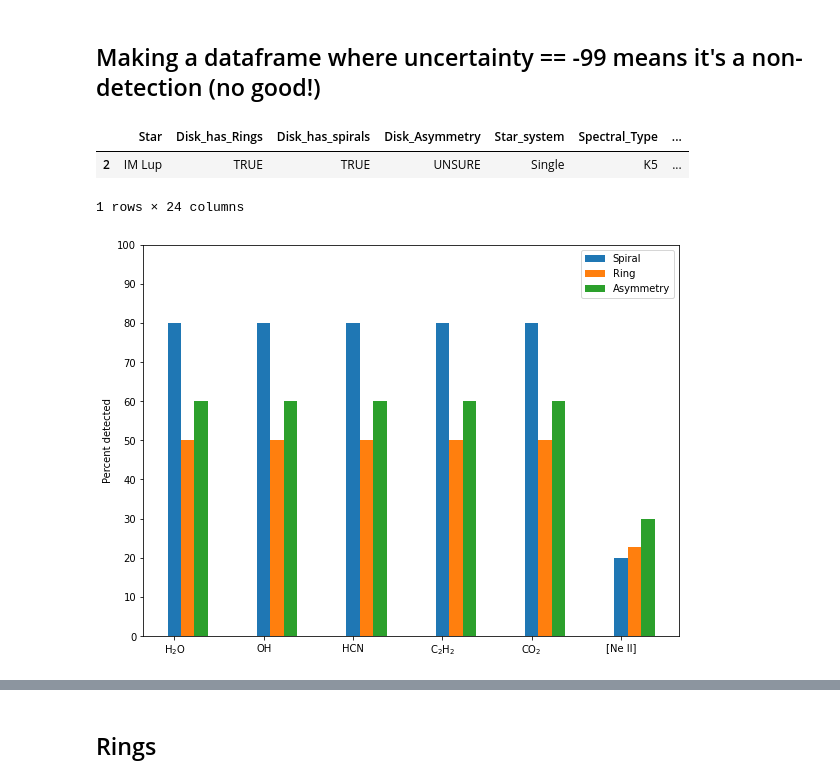
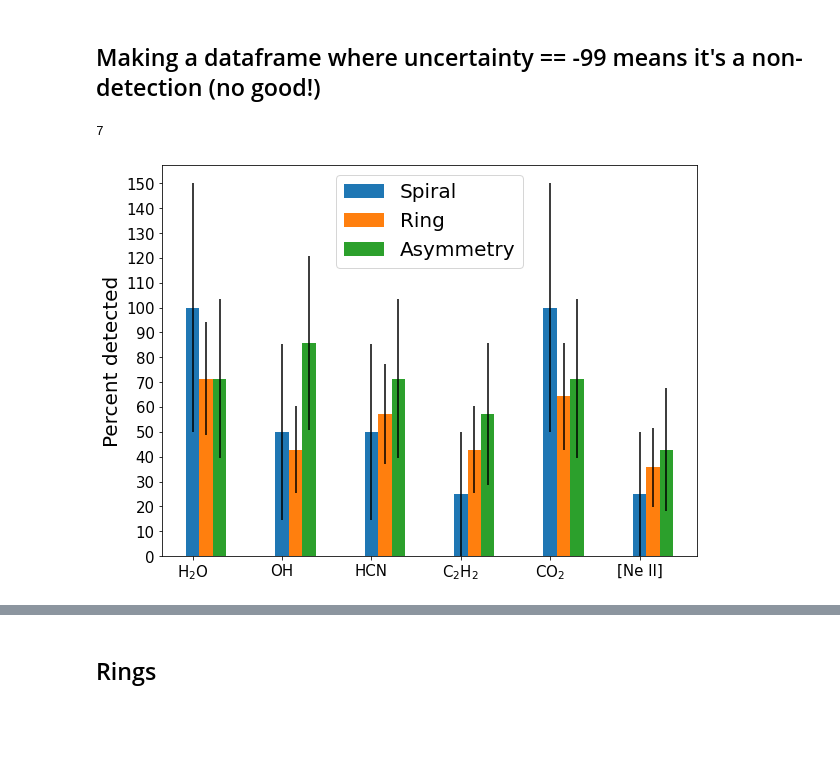
Before and after one commit to annadignan/ursi2022, a Jupyter notebook: summer2022research.ipynb, the cells around one changed output, grey strips where cells are left out. Saved outputs shown, nothing was run; the diff lists cells and outputs as text; code cells hidden in the pictures; blank space fills up the shorter version.

```diff
--- a/summer2022research.ipynb
+++ b/summer2022research.ipynb
@@ -16,6 +16,8 @@ info2=pd.DataFrame(info2)
 #merge two dataframes into one
 info_master=pd.merge(info1,info2,on='Star',how='outer')
 
+info_master = info_master.loc[(info_master['Existing_Spitzer_data'] != 'No')& (info_master['Existing_Spitzer_data'] != 'No?') & (info_master['Existing_Spitzer_data'] != 'Unsure')]
+
 #pulling in columns I want (name, star system, disk characteristics, molecular info)
 info_master = pd.DataFrame(info_master, columns= ['Star','Disk_has_Rings','Disk_has_spirals','Disk_Asymmetry',
                                      'Star_system','Spectral_Type',
@@ -28,5 +30,3 @@ info_master = pd.DataFrame(info_master, columns= ['Star','Disk_has_Rings','Disk_
                                      'CO2_flux','CO2_flux_uncertainty',
                                     'NeII_12_8_flux','NeII_12_8_flux_uncertainty'
                                     ])
-
-info_master
@@ -54,12 +35,10 @@ info_master
 # %%
 ###water
 # Here, suppress -99 fluxes, where spectra is not available:
-water = info_master.loc[(info_master['H2O_15_17_microns'] != -99) | (info_master['H2O_17_22_microns'] != -99) | (info_master['H2O_29_85_microns'] != -99)]
+water = info_master.loc[(info_master['H2O_15_17_microns'] != -99)]
 
 # State that "uncertainty does not = -99" indicates a "TRUE" detection:
 mybool_water = ((water.H2O_15_17_uncertainty != -99) | (water.H2O_17_22_uncertainty != -99) | (water.H2O_29_85_uncertainty != -99))
-
-water = water[mybool_water]
 
 ###oh
 # Here, suppress -99 fluxes, where spectra is not available:
@@ -106,10 +85,6 @@ mybool_neii = (neii.NeII_12_8_flux_uncertainty != -99)
 
 neii = neii[mybool_neii]
 #neii
-# %% [output]
-|  | Star | Disk_has_Rings | Disk_has_spirals | Disk_Asymmetry | Star_system | Spectral_Type | ... |
-| 2 | IM Lup | TRUE | TRUE | UNSURE | Single | K5 | ... |
-1 rows × 24 columns
 # %%
 #stacked bar chart
 
@@ -127,43 +102,72 @@ spiral4= len(c2h2[c2h2['Disk_has_spirals'] == 'TRUE']) / (len(info_master[info_m
 spiral5= len(co2[co2['Disk_has_spirals'] == 'TRUE']) / (len(info_master[info_master['Disk_has_spirals'] == 'TRUE']))
 spiral6= len(neii[neii['Disk_has_spirals'] == 'TRUE']) / (len(info_master[info_master['Disk_has_spirals'] == 'TRUE']))
 
+#error bars for spiral data
+spiralerr1= np.sqrt(spiral1/(len(info_master[info_master['Disk_has_spirals'] == 'TRUE'])))
+spiralerr2= np.sqrt(spiral2/(len(info_master[info_master['Disk_has_spirals'] == 'TRUE'])))
+spiralerr3= np.sqrt(spiral3/(len(info_master[info_master['Disk_has_spirals'] == 'TRUE'])))
+spiralerr4= np.sqrt(spiral4/(len(info_master[info_master['Disk_has_spirals'] == 'TRUE'])))
+spiralerr5= np.sqrt(spiral5/(len(info_master[info_master['Disk_has_spirals'] == 'TRUE'])))
+spiralerr6= np.sqrt(spiral6/(len(info_master[info_master['Disk_has_spirals'] == 'TRUE'])))
+
 spiral = 100*np.array((spiral1,spiral2,spiral3,spiral4,spiral5,spiral6))
+spiralerr = 100*np.array((spiralerr1,spiralerr2,spiralerr3,spiralerr4,spiralerr5,spiralerr6))
 
 #ring data
 ring1= len(water[water['Disk_has_Rings'] == 'TRUE']) / (len(info_master[info_master['Disk_has_Rings'] == 'TRUE']))
 ring2= len(oh[oh['Disk_has_Rings'] == 'TRUE']) / (len(info_master[info_master['Disk_has_Rings'] == 'TRUE']))
 ring3= len(hcn[hcn['Disk_has_Rings'] == 'TRUE']) / (len(info_master[info_master['Disk_has_Rings'] == 'TRUE']))
 ring4= len(c2h2[c2h2['Disk_has_Rings'] == 'TRUE']) / (len(info_master[info_master['Disk_has_Rings'] == 'TRUE']))
 ring5= len(co2[co2['Disk_has_Rings'] == 'TRUE']) / (len(info_master[info_master['Disk_has_Rings'] == 'TRUE']))
 ring6= len(neii[neii['Disk_has_Rings'] == 'TRUE']) / (len(info_master[info_master['Disk_has_Rings'] == 'TRUE']))
 
+#error bars for ring data
+ringerr1= np.sqrt(ring1/(len(info_master[info_master['Disk_has_Rings'] == 'TRUE'])))
+ringerr2= np.sqrt(ring2/(len(info_master[info_master['Disk_has_Rings'] == 'TRUE'])))
+ringerr3= np.sqrt(ring3/(len(info_master[info_master['Disk_has_Rings'] == 'TRUE'])))
+ringerr4= np.sqrt(ring4/(len(info_master[info_master['Disk_has_Rings'] == 'TRUE'])))
+ringerr5= np.sqrt(ring5/(len(info_master[info_master['Disk_has_Rings'] == 'TRUE'])))
+ringerr6= np.sqrt(ring6/(len(info_master[info_master['Disk_has_Rings'] == 'TRUE'])))
+
 ring = 100*np.array((ring1,ring2,ring3,ring4,ring5,ring6))
+ringerr= 100*np.array((ringerr1,ringerr2,ringerr3,ringerr4,ringerr5,ringerr6))
 
-#annular substructure data
+#asymmetry data
 asym1= len(water[water['Disk_Asymmetry'] == 'TRUE']) / (len(info_master[info_master['Disk_Asymmetry'] == 'TRUE']))
 asym2= len(oh[oh['Disk_Asymmetry'] == 'TRUE']) / (len(info_master[info_master['Disk_Asymmetry'] == 'TRUE']))
 asym3= len(hcn[hcn['Disk_Asymmetry'] == 'TRUE']) / (len(info_master[info_master['Disk_Asymmetry'] == 'TRUE']))
 asym4= len(c2h2[c2h2['Disk_Asymmetry'] == 'TRUE']) / (len(info_master[info_master['Disk_Asymmetry'] == 'TRUE']))
 asym5= len(co2[co2['Disk_Asymmetry'] == 'TRUE']) / (len(info_master[info_master['Disk_Asymmetry'] == 'TRUE']))
 asym6= len(neii[neii['Disk_Asymmetry'] == 'TRUE']) / (len(info_master[info_master['Disk_Asymmetry'] == 'TRUE']))
 
+#error bars for asymmetry data
+asymerr1= np.sqrt(asym1/(len(info_master[info_master['Disk_Asymmetry'] == 'TRUE'])))
+asymerr2= np.sqrt(asym2/(len(info_master[info_master['Disk_Asymmetry'] == 'TRUE'])))
+asymerr3= np.sqrt(asym3/(len(info_master[info_master['Disk_Asymmetry'] == 'TRUE'])))
+asymerr4= np.sqrt(asym4/(len(info_master[info_master['Disk_Asymmetry'] == 'TRUE'])))
+asymerr5= np.sqrt(asym5/(len(info_master[info_master['Disk_Asymmetry'] == 'TRUE'])))
+asymerr6= np.sqrt(asym6/(len(info_master[info_master['Disk_Asymmetry'] == 'TRUE'])))
+
 asym = 100*np.array((asym1,asym2,asym3,asym4,asym5,asym6))
+print((len(info_master[info_master['Disk_Asymmetry'] == 'TRUE'])))
+asymerr= 100*np.array((asymerr1,asymerr2,asymerr3,asymerr4,asymerr5,asymerr6))
 
 ind = np.arange(6)
 width = 0.15 #leave width for now
 
-p1 = plt.bar(ind, spiral, width)
-p2 = plt.bar(ind+width, ring, width)
-p3 = plt.bar(ind+width*2, asym, width)
+p1 = plt.bar(ind, spiral, width, yerr=spiralerr)
+p2 = plt.bar(ind+width, ring, width, yerr=ringerr)
+p3 = plt.bar(ind+width*2, asym, width, yerr=asymerr)
 
-plt.ylabel('Percent detected')
-plt.xticks(ind, (r'H$_2$O', 'OH', 'HCN', r'C$_2$H$_2$', r'CO$_2$', '[Ne II]')) #replace tick marks to reflect six molecules
-plt.yticks(np.arange(0, 110, 10))
-plt.legend((p1[0], p2[0], p3[0]), ('Spiral', 'Ring', 'Asymmetry'))
+plt.ylabel('Percent detected',fontsize=20)
+plt.xticks(ind, (r'H$_2$O', 'OH', 'HCN', r'C$_2$H$_2$', r'CO$_2$', '[Ne II]'),fontsize=15) #replace tick marks to reflect six molecules
+plt.yticks(np.arange(0, 160, 10),fontsize=15)
+plt.legend((p1[0], p2[0], p3[0]), ('Spiral', 'Ring', 'Asymmetry'),fontsize=20,loc='upper center')
 
 plt.show()
 # %% [output]
+7
-[figure, old version]
+[figure, new version]
 # %%
 #stacked bar chart part two
 
```
Also changed, not shown: parts of 3 cells of this notebook.
